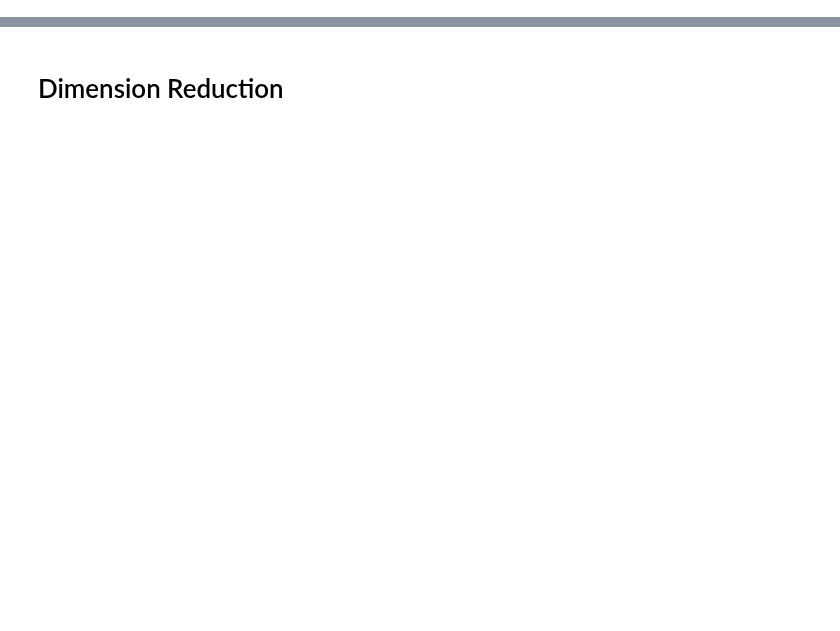
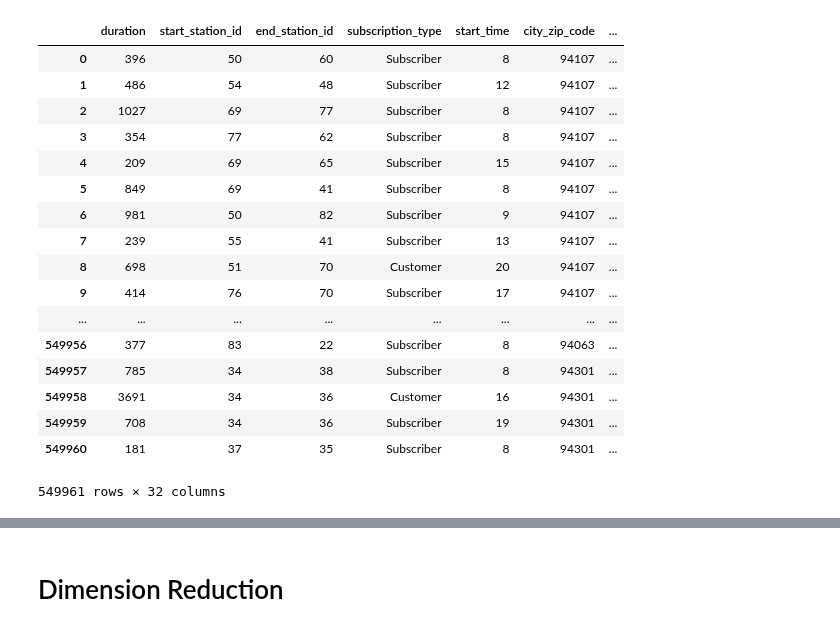
Before and after one commit to Azowyl/TP-Datos, a Jupyter notebook: Pre-procesamiento.ipynb, the cells around one changed output, grey strips where cells are left out. Saved outputs shown, nothing was run; the diff lists cells and outputs as text; code cells hidden in the pictures; blank space fills up the shorter version.

```diff
--- a/Pre-procesamiento.ipynb
+++ b/Pre-procesamiento.ipynb
@@ -52,0 +138,21 @@ Index(['id', 'duration', 'date', 'start_station_name', 'start_station_id',
+# %%
+data
+# %% [output]
+|  | duration | start_station_id | end_station_id | subscription_type | start_time | city_zip_code | ... |
+| 0 | 396 | 50 | 60 | Subscriber | 8 | 94107 | ... |
+| 1 | 486 | 54 | 48 | Subscriber | 12 | 94107 | ... |
+| 2 | 1027 | 69 | 77 | Subscriber | 8 | 94107 | ... |
+| 3 | 354 | 77 | 62 | Subscriber | 8 | 94107 | ... |
+| 4 | 209 | 69 | 65 | Subscriber | 15 | 94107 | ... |
+| 5 | 849 | 69 | 41 | Subscriber | 8 | 94107 | ... |
+| 6 | 981 | 50 | 82 | Subscriber | 9 | 94107 | ... |
+| 7 | 239 | 55 | 41 | Subscriber | 13 | 94107 | ... |
+| 8 | 698 | 51 | 70 | Customer | 20 | 94107 | ... |
+| 9 | 414 | 76 | 70 | Subscriber | 17 | 94107 | ... |
+| ... | ... | ... | ... | ... | ... | ... | ... |
+| 549956 | 377 | 83 | 22 | Subscriber | 8 | 94063 | ... |
+| 549957 | 785 | 34 | 38 | Subscriber | 8 | 94301 | ... |
+| 549958 | 3691 | 34 | 36 | Customer | 16 | 94301 | ... |
+| 549959 | 708 | 34 | 36 | Subscriber | 19 | 94301 | ... |
+| 549960 | 181 | 37 | 35 | Subscriber | 8 | 94301 | ... |
+549961 rows × 32 columns
```
Also changed, not shown: parts of 22 cells of this notebook.
